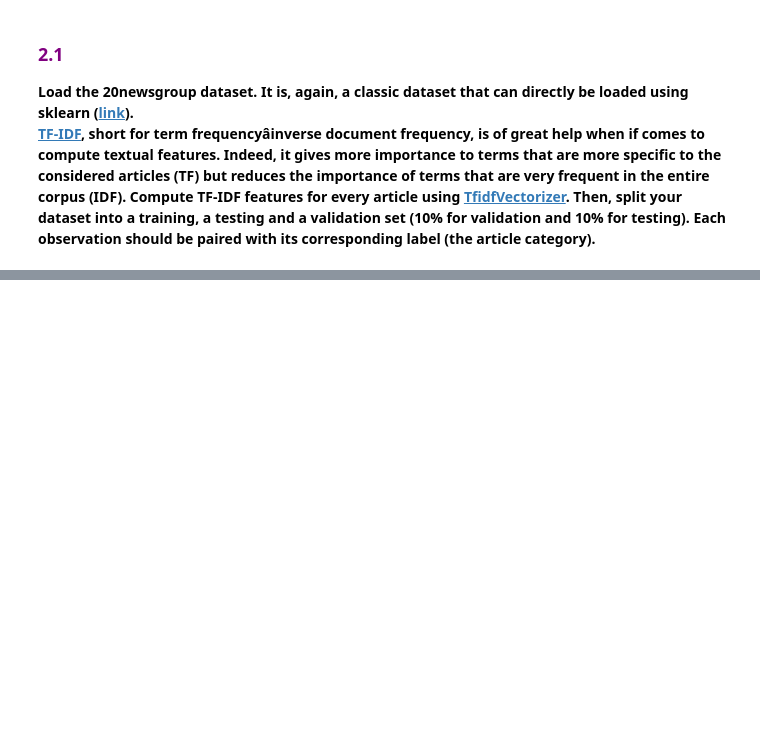
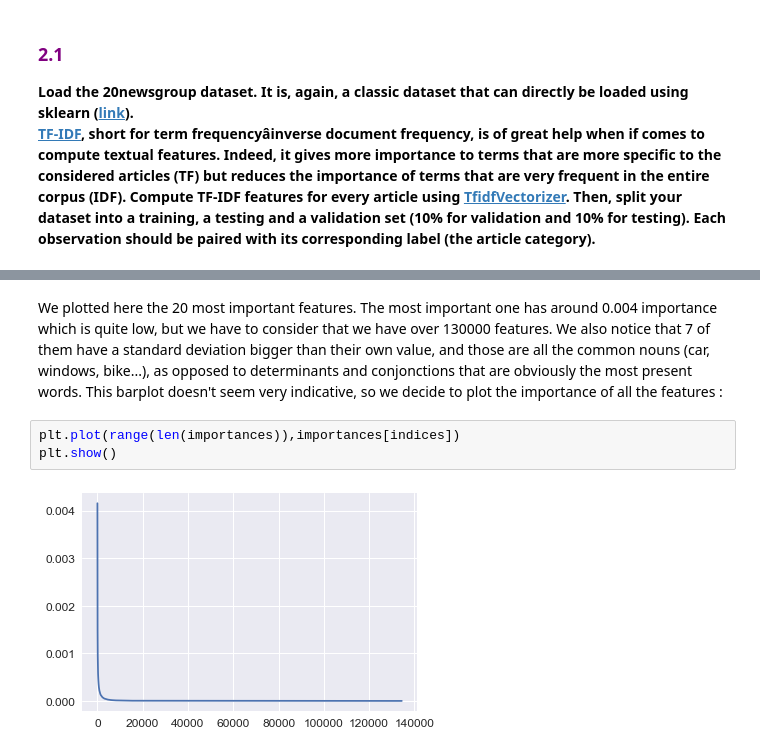
Before and after one commit to padesplaces/ada2017, a Jupyter notebook: 04 - Applied ML/Homework 4.ipynb, the cells around one changed output, grey strips where cells are left out. Saved outputs shown, nothing was run; the diff lists cells and outputs as text; blank space fills up the shorter version.

```diff
--- a/04 - Applied ML/Homework 4.ipynb
+++ b/04 - Applied ML/Homework 4.ipynb
@@ -401,0 +559,8 @@ What do you conclude about the effectiveness of the job training program? <b>
+# %% [markdown]
+We plotted here the 20 most important features. The most important one has around 0.004 importance which is quite low, but we have to consider that we have over 130000 features. We also notice that 7 of them have a standard deviation bigger than their own value, and those are all the common nouns (car, windows, bike...), as opposed to determinants and conjonctions that are obviously the most present words.
+This barplot doesn't seem very indicative, so we decide to plot the importance of all the features :
+# %%
+plt.plot(range(len(importances)),importances[indices])
+plt.show()
+# %% [output]
+[figure, added]
```
Also changed, not shown: parts of 45 cells of this notebook, 11 other files.
